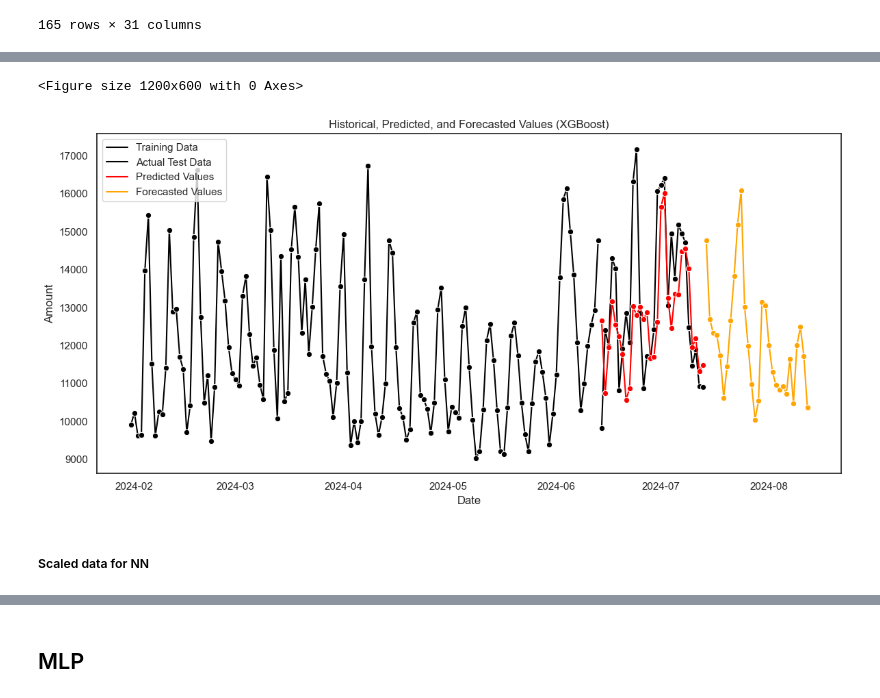
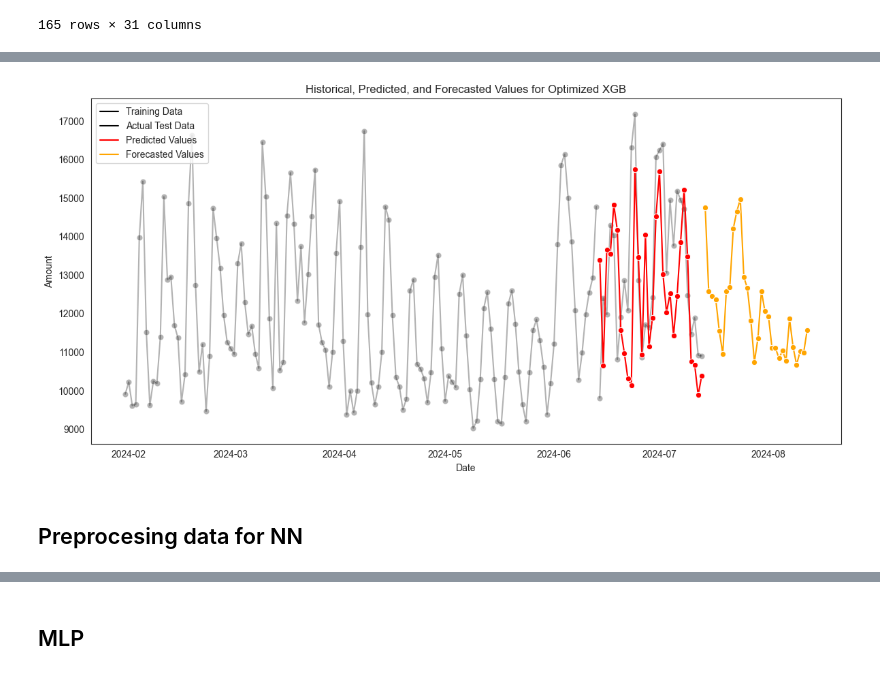
Before and after one commit to JanithRavinduRashmika/Expernetic-Intern, a Jupyter notebook: Notebooks/SalesForcasting.ipynb, the cells around one changed output, grey strips where cells are left out. Cells and saved outputs as stored; diff of their text form; code cells hidden in the pictures.

```diff
--- a/Notebooks/SalesForcasting.ipynb
+++ b/Notebooks/SalesForcasting.ipynb
@@ -831,6 +859,6 @@ Best hyperparameters: {'n_estimators': 197, 'max_depth': 10, 'learning_rate': 0.
 # %%
 best_params = study.best_params
-xgb_model_optimized = xgb.XGBRegressor(
+xgb_model_optimized = XGBRegressor(
     n_estimators=best_params['n_estimators'],
     max_depth=best_params['max_depth'],
     learning_rate=best_params['learning_rate'],
@@ -864,0 +918,3 @@ Optimized Mean Absolute Error: 1234.8001653645833
+# %%
+study = optuna.create_study(direction='maximize')
+study.optimize(objective, n_trials=1000)
@@ -864,0 +949,4 @@ Optimized Mean Absolute Error: 1234.8001653645833
+# %%
+best_params = study.best_params
+knn_model_optimized = KNeighborsRegressor(**best_params)
+knn_model_optimized.fit(X_train, y_train)
@@ -864,0 +956,11 @@ Optimized Mean Absolute Error: 1234.8001653645833
+# %%
+# Evaluate the optimized knn model.
+
+y_train_pred = knn_model_optimized.predict(X_train)
+print(f'Train MAE: {mean_absolute_error(y_train, y_train_pred)}')
+
+cv_scores = cross_val_score(knn_model_optimized, X_train, y_train, cv=10, scoring='neg_mean_absolute_error')
+print(f'Train CV MAE: {np.mean(-cv_scores)}')
+
+y_pred = knn_model_optimized.predict(X_test)
+print(f'Test MAE: {mean_absolute_error(y_test, y_pred)}')
@@ -900,39 +1008,43 @@ future_df
 # %%
-# Plot future forecasts along with historical data
-
-plt.figure(figsize=(12, 6))
 sns.set_style('white')
 
 plot_df = pd.DataFrame({
     'Date': np.concatenate([train_data.index, test_data.index]),
     'Amount': np.concatenate([y_train, y_test]),
     'Type': ['Training Data'] * len(y_train) + ['Actual Test Data'] * len(y_test)
 })
+
 pred_df = pd.DataFrame({
     'Date': test_data.index,
     'Amount': y_pred,
     'Type': ['Predicted Values'] * len(y_pred)
 })
-combined_df = pd.concat([plot_df, pred_df])
 
 forecast_df = pd.DataFrame({
     'Date': future_df.index,
     'Amount': future_df['amount'],
     'Type': ['Forecasted Values'] * len(future_df)
 })
-combined_df = pd.concat([combined_df, forecast_df])
+
+combined_df = pd.concat([plot_df, pred_df, forecast_df])
 
 plt.figure(figsize=(12, 6))
-sns.lineplot(data=combined_df, x='Date', y='Amount', hue='Type', palette=['black', 'black', 'red', 'orange'], marker='o')
+
+sns.lineplot(data=combined_df[combined_df['Type'].isin(['Training Data', 'Actual Test Data'])],
+             x='Date', y='Amount', hue='Type', palette=['black', 'black'], marker='o', alpha=0.3)
+
+sns.lineplot(data=combined_df[combined_df['Type'].isin(['Predicted Values', 'Forecasted Values'])],
+             x='Date', y='Amount', hue='Type', palette=['red', 'orange'], marker='o')
 
 plt.xlabel('Date')
 plt.ylabel('Amount')
-plt.title('Historical, Predicted, and Forecasted Values (XGBoost)')
+plt.title('Historical, Predicted, and Forecasted Values for Optimized XGB')
+
 plt.legend(loc='upper left')
+
 plt.tight_layout()
 plt.show()
 # %% [output]
-<Figure size 1200x600 with 0 Axes>
-[figure, old version]
+[figure, new version]
 # %% [markdown]
-##### Scaled data for NN
+## Preprocesing data for NN
```
Also changed, not shown: parts of 79 cells of this notebook, 5 other files.
